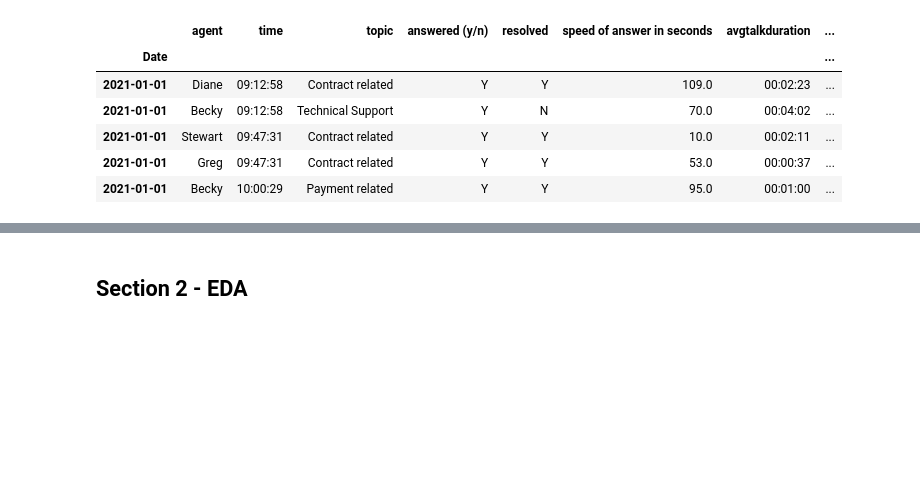
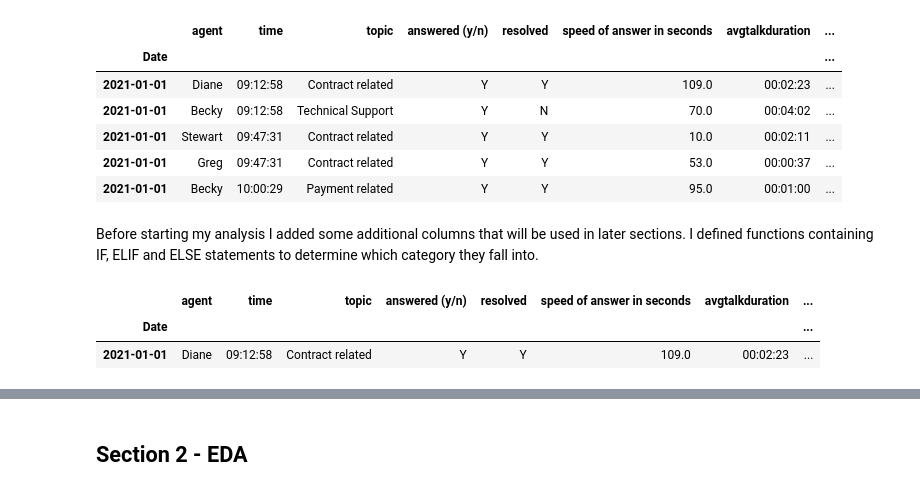
Before and after one commit to daveysull/PFDA, a Jupyter notebook: project/project.ipynb, the cells around one changed output, grey strips where cells are left out. Drawn from its saved outputs; the diff is of its cells as text; code cells hidden in the pictures; blank space fills up the shorter version.

```diff
--- a/project/project.ipynb
+++ b/project/project.ipynb
@@ -68,3 +68,28 @@ df.head()
 | 2021-01-01 | Stewart | 09:47:31 | Contract related | Y | Y | 10.0 | 00:02:11 | ... |
 | 2021-01-01 | Greg | 09:47:31 | Contract related | Y | Y | 53.0 | 00:00:37 | ... |
 | 2021-01-01 | Becky | 10:00:29 | Payment related | Y | Y | 95.0 | 00:01:00 | ... |
+# %% [markdown]
+Before starting my analysis I added some additional columns that will be used in later sections. I defined functions containing IF, ELIF and ELSE statements to determine which category they fall into.
+# %%
+# Ensure in datetime format
+df['time'] = pd.to_datetime(df['time'], format='%H:%M:%S').dt.time
+
+# Define a function to categorise the time
+def categorise_time(time):
+    if time >= pd.to_datetime('05:00:00').time() and time < pd.to_datetime('12:00:00').time():
+        return 'Morning'
+    elif time >= pd.to_datetime('12:00:00').time() and time < pd.to_datetime('17:00:00').time():
+        return 'Afternoon'
+    elif time >= pd.to_datetime('17:00:00').time() and time < pd.to_datetime('21:00:00').time():
+        return 'Evening'
+    else:
+        return 'Night'
+
+# Apply the function to create a new column
+df['time_of_day_category'] = df['time'].apply(categorise_time)
+
+df.head(1)
+# %% [output]
+|  | agent | time | topic | answered (y/n) | resolved | speed of answer in seconds | avgtalkduration | ... |
+| Date |  |  |  |  |  |  |  | ... |
+| 2021-01-01 | Diane | 09:12:58 | Contract related | Y | Y | 109.0 | 00:02:23 | ... |
```
Also changed, not shown: parts of 4 cells of this notebook.
